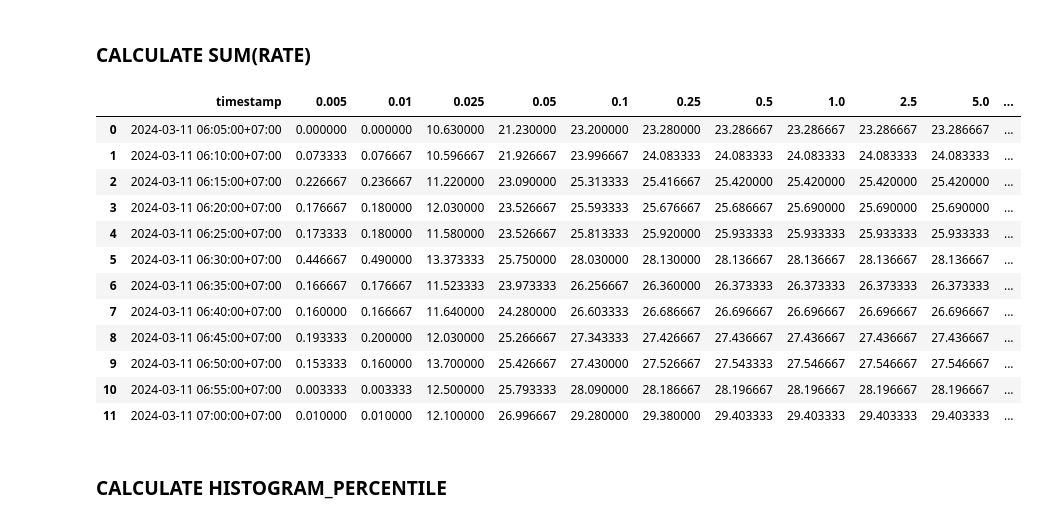
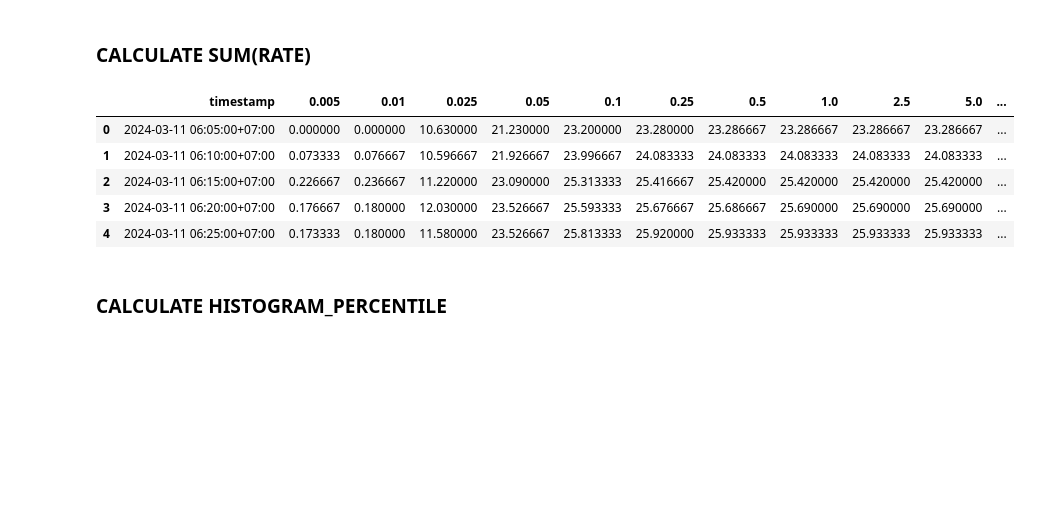
Before and after one commit to vuvietnguyenit/latency_reques_cal, a Jupyter notebook: notebooks/prometheus_histogram_latency.ipynb, the cells around one changed output. Saved outputs shown, nothing was run; the diff lists cells and outputs as text; code cells hidden in the pictures; blank space fills up the shorter version.

Commit message:
remove comment + truncate table

```diff
--- a/notebooks/prometheus_histogram_latency.ipynb
+++ b/notebooks/prometheus_histogram_latency.ipynb
@@ -89,21 +87,14 @@ df_sum_rate.reset_index(inplace=True)
 # %%
 increase_rate_buckets = df_sum_rate.pivot(index="timestamp", columns="le", values="rate").reset_index().rename_axis(None, axis=1)
 # %%
-increase_rate_buckets
+increase_rate_buckets.head()
 # %% [output]
 |  | timestamp | 0.005 | 0.01 | 0.025 | 0.05 | 0.1 | 0.25 | 0.5 | 1.0 | 2.5 | 5.0 | ... |
 | 0 | 2024-03-11 06:05:00+07:00 | 0.000000 | 0.000000 | 10.630000 | 21.230000 | 23.200000 | 23.280000 | 23.286667 | 23.286667 | 23.286667 | 23.286667 | ... |
 | 1 | 2024-03-11 06:10:00+07:00 | 0.073333 | 0.076667 | 10.596667 | 21.926667 | 23.996667 | 24.083333 | 24.083333 | 24.083333 | 24.083333 | 24.083333 | ... |
 | 2 | 2024-03-11 06:15:00+07:00 | 0.226667 | 0.236667 | 11.220000 | 23.090000 | 25.313333 | 25.416667 | 25.420000 | 25.420000 | 25.420000 | 25.420000 | ... |
 | 3 | 2024-03-11 06:20:00+07:00 | 0.176667 | 0.180000 | 12.030000 | 23.526667 | 25.593333 | 25.676667 | 25.686667 | 25.690000 | 25.690000 | 25.690000 | ... |
 | 4 | 2024-03-11 06:25:00+07:00 | 0.173333 | 0.180000 | 11.580000 | 23.526667 | 25.813333 | 25.920000 | 25.933333 | 25.933333 | 25.933333 | 25.933333 | ... |
-| 5 | 2024-03-11 06:30:00+07:00 | 0.446667 | 0.490000 | 13.373333 | 25.750000 | 28.030000 | 28.130000 | 28.136667 | 28.136667 | 28.136667 | 28.136667 | ... |
-| 6 | 2024-03-11 06:35:00+07:00 | 0.166667 | 0.176667 | 11.523333 | 23.973333 | 26.256667 | 26.360000 | 26.373333 | 26.373333 | 26.373333 | 26.373333 | ... |
-| 7 | 2024-03-11 06:40:00+07:00 | 0.160000 | 0.166667 | 11.640000 | 24.280000 | 26.603333 | 26.686667 | 26.696667 | 26.696667 | 26.696667 | 26.696667 | ... |
-| 8 | 2024-03-11 06:45:00+07:00 | 0.193333 | 0.200000 | 12.030000 | 25.266667 | 27.343333 | 27.426667 | 27.436667 | 27.436667 | 27.436667 | 27.436667 | ... |
-| 9 | 2024-03-11 06:50:00+07:00 | 0.153333 | 0.160000 | 13.700000 | 25.426667 | 27.430000 | 27.526667 | 27.543333 | 27.546667 | 27.546667 | 27.546667 | ... |
-| 10 | 2024-03-11 06:55:00+07:00 | 0.003333 | 0.003333 | 12.500000 | 25.793333 | 28.090000 | 28.186667 | 28.196667 | 28.196667 | 28.196667 | 28.196667 | ... |
-| 11 | 2024-03-11 07:00:00+07:00 | 0.010000 | 0.010000 | 12.100000 | 26.996667 | 29.280000 | 29.380000 | 29.403333 | 29.403333 | 29.403333 | 29.403333 | ... |
 # %% [markdown]
 ### CALCULATE HISTOGRAM_PERCENTILE
 # %%
```
Also changed, not shown: parts of 1 cell of this notebook.
